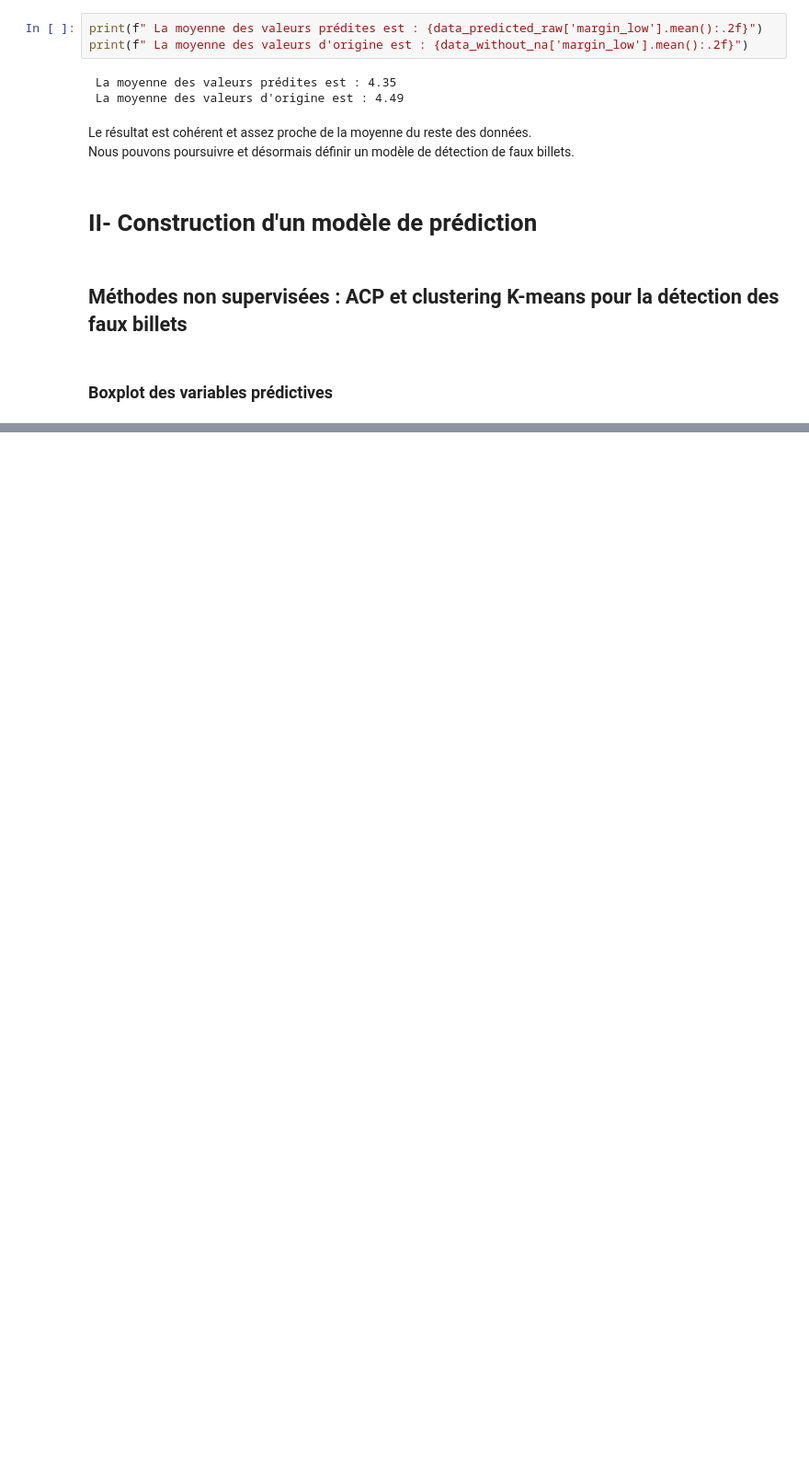
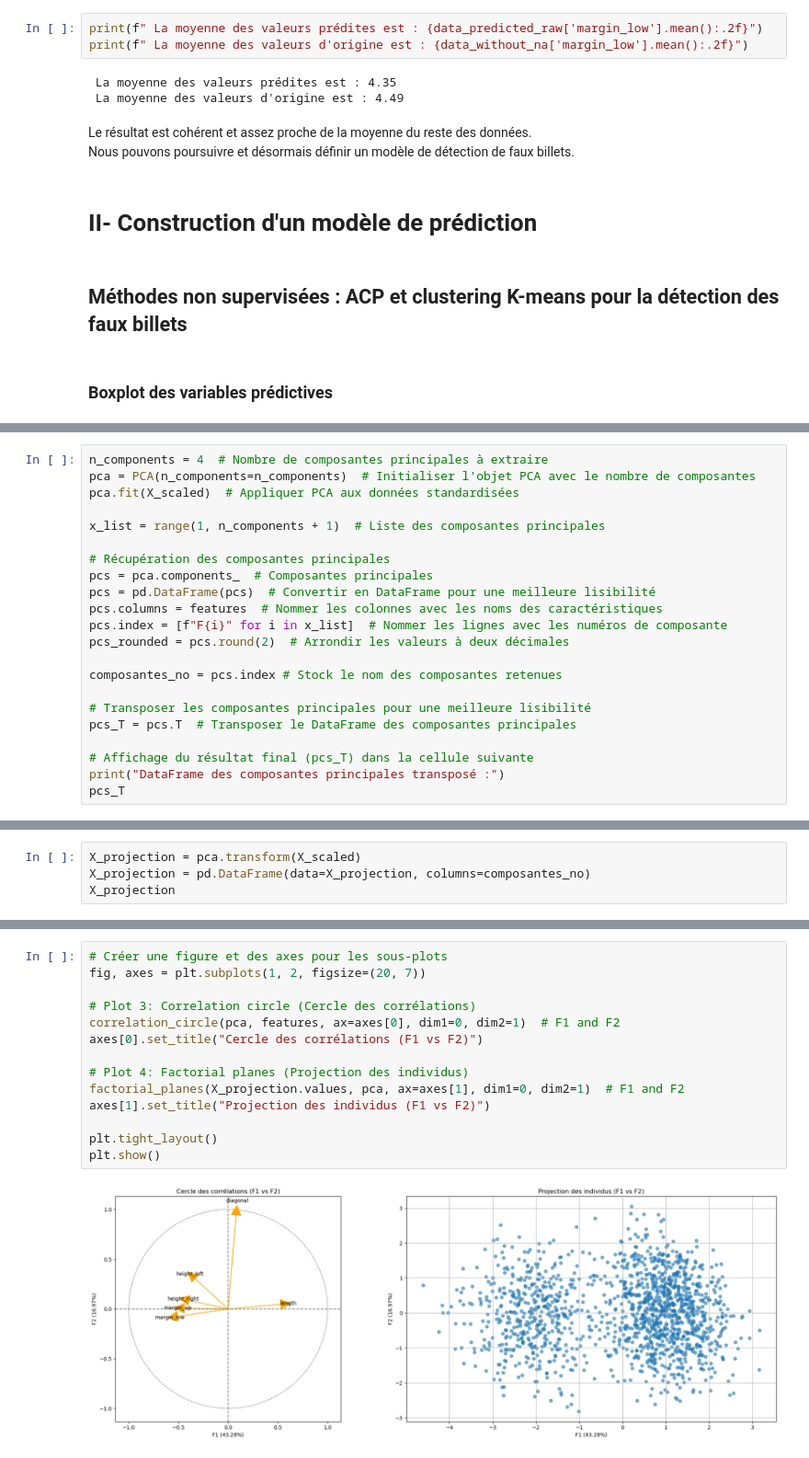
Before and after one commit to Cedric-ME/Detection_De_Faux_Billets, a Jupyter notebook: Analyse_data.ipynb, the cells around one changed output, grey strips where cells are left out. Shown at 92% size. Drawn from its saved outputs; the diff is of its cells as text; blank space fills up the shorter version.

```diff
--- a/Analyse_data.ipynb
+++ b/Analyse_data.ipynb
@@ -949,0 +1143,22 @@ plt.show()
+# %%
+n_components = 4  # Nombre de composantes principales à extraire
+pca = PCA(n_components=n_components)  # Initialiser l'objet PCA avec le nombre de composantes
+pca.fit(X_scaled)  # Appliquer PCA aux données standardisées
+
+x_list = range(1, n_components + 1)  # Liste des composantes principales
+
+# Récupération des composantes principales
+pcs = pca.components_  # Composantes principales
+pcs = pd.DataFrame(pcs)  # Convertir en DataFrame pour une meilleure lisibilité
+pcs.columns = features  # Nommer les colonnes avec les noms des caractéristiques
+pcs.index = [f"F{i}" for i in x_list]  # Nommer les lignes avec les numéros de composante
+pcs_rounded = pcs.round(2)  # Arrondir les valeurs à deux décimales
+
+composantes_no = pcs.index # Stock le nom des composantes retenues
+
+# Transposer les composantes principales pour une meilleure lisibilité
+pcs_T = pcs.T  # Transposer le DataFrame des composantes principales
+
+# Affichage du résultat final (pcs_T) dans la cellule suivante
+print("DataFrame des composantes principales transposé :")
+pcs_T
@@ -949,0 +1174,4 @@ plt.show()
+# %%
+X_projection = pca.transform(X_scaled)
+X_projection = pd.DataFrame(data=X_projection, columns=composantes_no)
+X_projection
@@ -949,0 +1253,16 @@ plt.show()
+# %%
+# Créer une figure et des axes pour les sous-plots
+fig, axes = plt.subplots(1, 2, figsize=(20, 7))
+
+# Plot 3: Correlation circle (Cercle des corrélations)
+correlation_circle(pca, features, ax=axes[0], dim1=0, dim2=1)  # F1 and F2
+axes[0].set_title("Cercle des corrélations (F1 vs F2)")
+
+# Plot 4: Factorial planes (Projection des individus)
+factorial_planes(X_projection.values, pca, ax=axes[1], dim1=0, dim2=1)  # F1 and F2
+axes[1].set_title("Projection des individus (F1 vs F2)")
+
+plt.tight_layout()
+plt.show()
+# %% [output]
+[figure, added]
```
Also changed, not shown: parts of 23 cells of this notebook.
